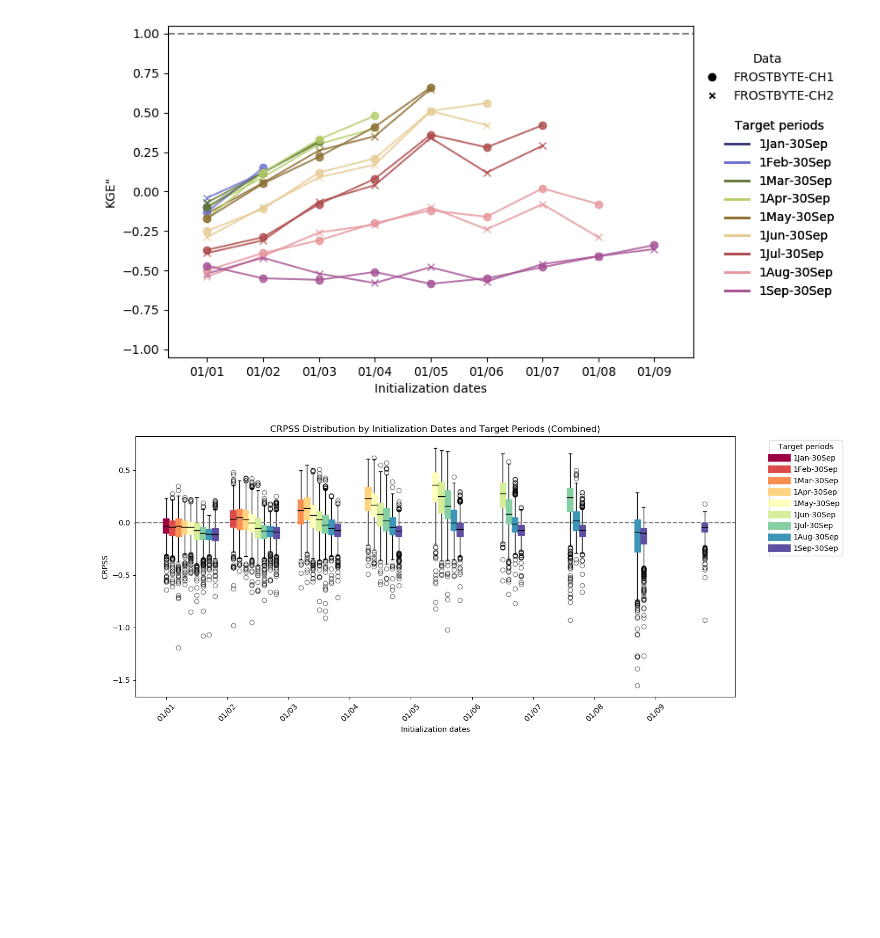
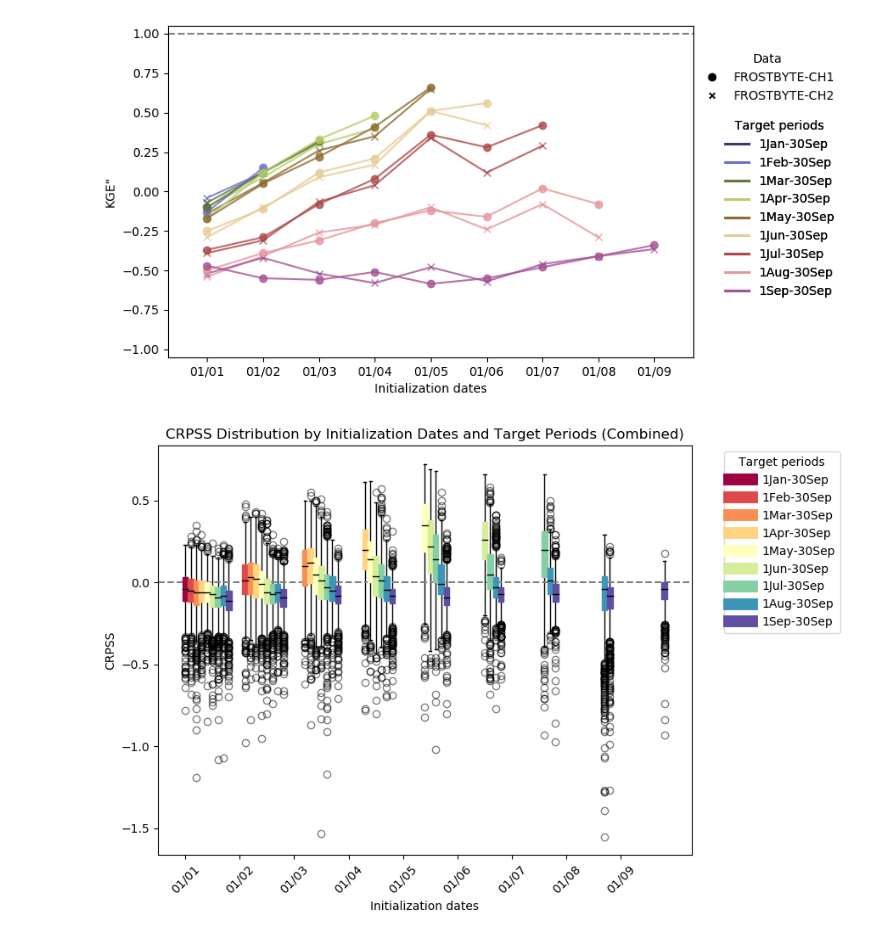
Before and after one commit to Laurin-98/FROSTBYTE_PREVAH, a Jupyter notebook: notebooks/Evaluations.ipynb, the cells around one changed output. Drawn from its saved outputs; the diff is of its cells as text; code cells hidden in the pictures; blank space fills up the shorter version.

```diff
--- a/notebooks/Evaluations.ipynb
+++ b/notebooks/Evaluations.ipynb
@@ -610,7 +610,7 @@ target_periods = combined_crpss_data['target_period'].unique()
 colors = plt.cm.Spectral(np.linspace(0, 1, len(target_periods)))  # Use a color map
 
 # Plotting
-fig=plt.figure(figsize=(14, 6))
+fig=plt.figure(figsize=(9, 6))
 
 # Iterate over each target period to plot individually
 for i, (color, target_period) in enumerate(zip(colors, target_periods)):
@@ -619,34 +619,34 @@ for i, (color, target_period) in enumerate(zip(colors, target_periods)):
 
     # For each initialization date, create a boxplot with an offset for visual separation
     for j, init_date in enumerate(period_data['init_date'].unique()):
         # Extract CRPSS values for this init date and target period
         values = period_data[period_data['init_date'] == init_date]['CRPSS'].values
         # Plot boxplot at the correct x-offset (j + small offset for each target period)
         plt.boxplot(values, positions=[j + i * 0.1], widths=0.1, patch_artist=True,
                     boxprops=dict(facecolor=color, color=color),
                     medianprops=dict(color="black"),
                     flierprops=dict(marker='o', color=color, alpha=0.5))
 
 # Set x-axis labels to the unique initialization dates
 plt.xticks(ticks=range(len(combined_crpss_data['init_date'].unique())),
            labels=combined_crpss_data['init_date'].unique(), rotation=45)
 
 # Add plot labels and title
 plt.xlabel("Initialization dates")
 plt.ylabel("CRPSS")
 plt.title("CRPSS Distribution by Initialization Dates and Target Periods (Combined)")
 plt.axhline(0, color="gray", linestyle="--")
 
 # Create a custom legend
 for color, target_period in zip(colors, target_periods):
     plt.plot([], [], color=color, label=target_period, linewidth=10)
 plt.legend(title="Target periods", bbox_to_anchor=(1.05, 1), loc='upper left')
 
 # Display the plot
 plt.tight_layout()
 plt.show()
 # %% [output]
-[figure, old version]
+[figure, new version]
 # %%
 fig.savefig('../CH_data/CH_camels_output_plots/evaluation/CRPSS.png', dpi=300, bbox_inches='tight')
 # %%
```
Also changed, not shown: parts of 1 cell of this notebook, 1 other file.
